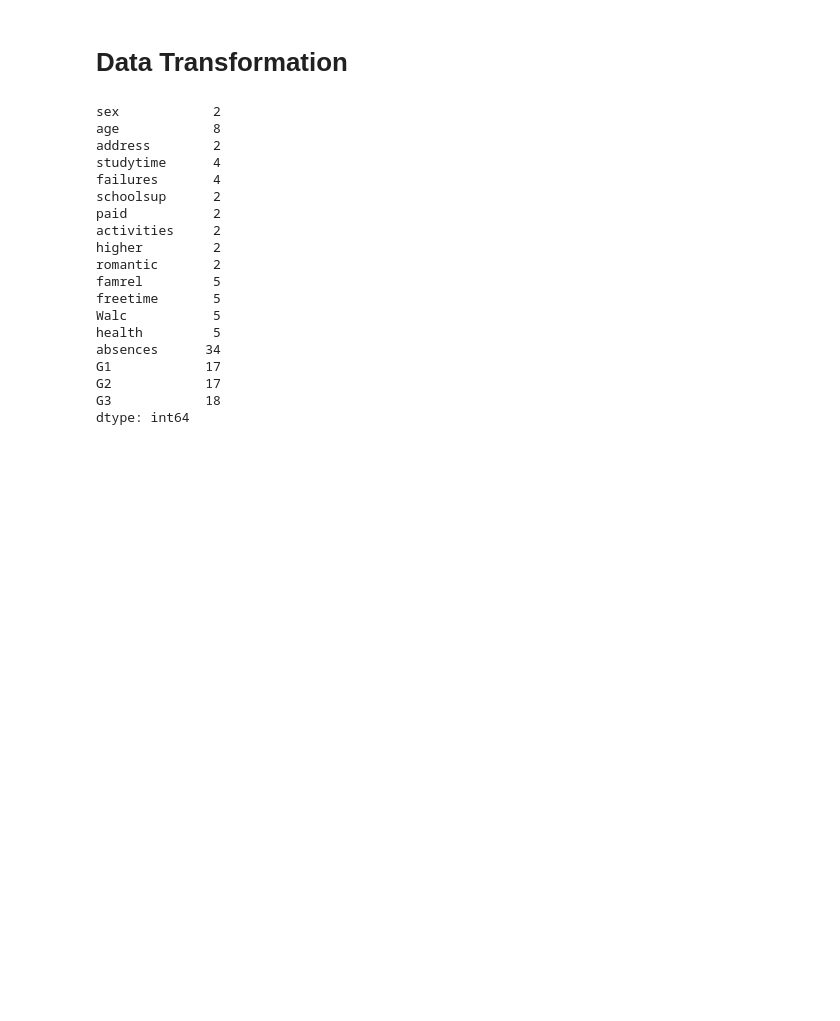
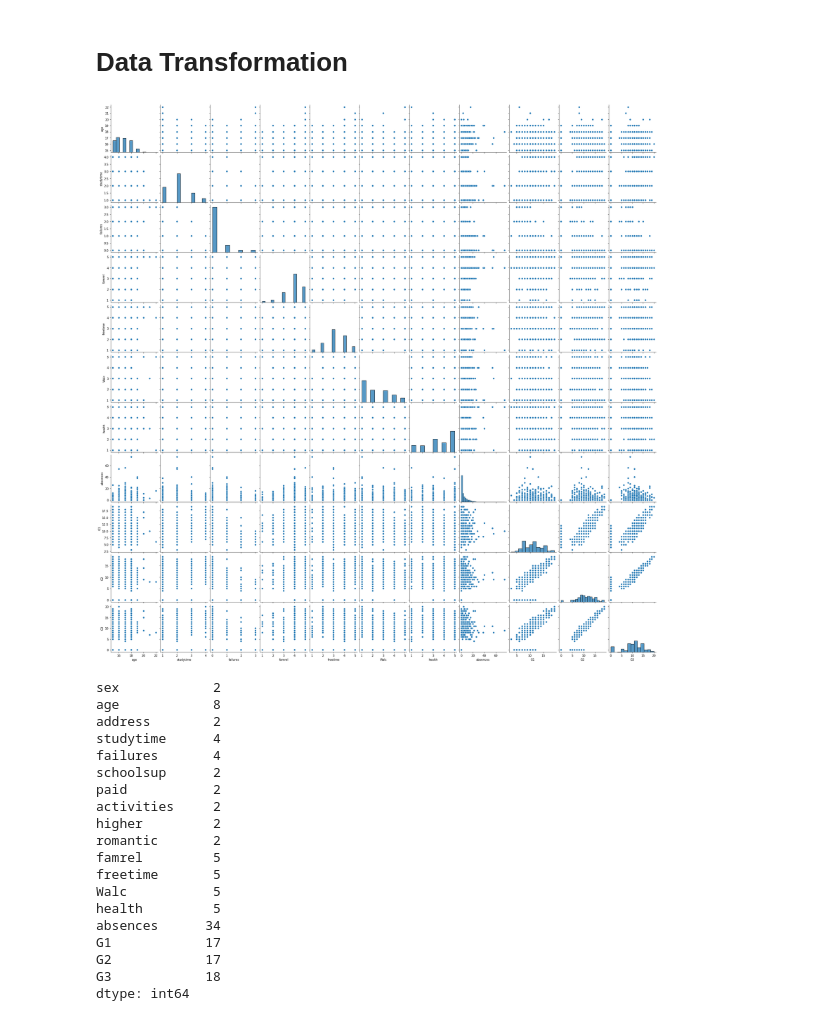
Before and after one commit to gerardburgues/LinearRegression, a Jupyter notebook: LinearRegression/colab.ipynb, the cells around one changed output. Saved outputs shown, nothing was run; the diff lists cells and outputs as text; code cells hidden in the pictures; blank space fills up the shorter version.

```diff
--- a/LinearRegression/colab.ipynb
+++ b/LinearRegression/colab.ipynb
@@ -123,6 +123,10 @@ data.shape
 (395, 18)
 # %% [markdown]
 # **Data Transformation**
+# %%
+relacio = sns.pairplot(data)
+# %% [output]
+[figure, added]
 # %%
 
 
```
Also changed, not shown: parts of 7 cells of this notebook, 1 other file.
